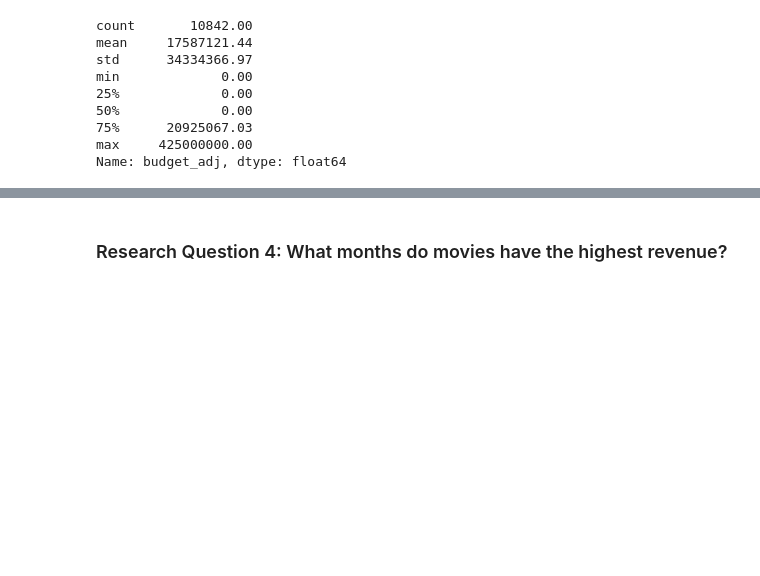
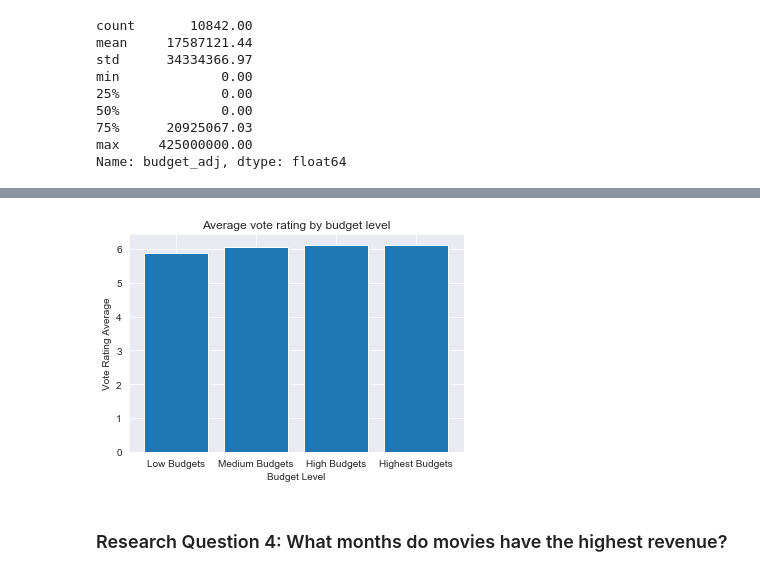
Before and after one commit to PhilipKarns/tmdb_movies, a Jupyter notebook: investigate-tmdb-movie-dataset.ipynb, the cells around one changed output, grey strips where cells are left out. Cells and saved outputs as stored; diff of their text form; code cells hidden in the pictures; blank space fills up the shorter version.

```diff
--- a/investigate-tmdb-movie-dataset.ipynb
+++ b/investigate-tmdb-movie-dataset.ipynb
@@ -443,3 +485,10 @@ with_budget.describe()
+# %%
+plt.bar([1, 2, 3, 4], [5.88, 6.06, 6.13, 6.13], tick_label=['Low Budgets', 'Medium Budgets', 'High Budgets', 'Highest Budgets'])
+plt.title('Average vote rating by budget level')
+plt.xlabel('Budget Level')
+plt.ylabel('Vote Rating Average');
+# %% [output]
+[figure, added]
 # %% [markdown]
 ### Research Question 4: What months do movies have the highest revenue?
 # %%
```
Also changed, not shown: parts of 18 cells of this notebook.
